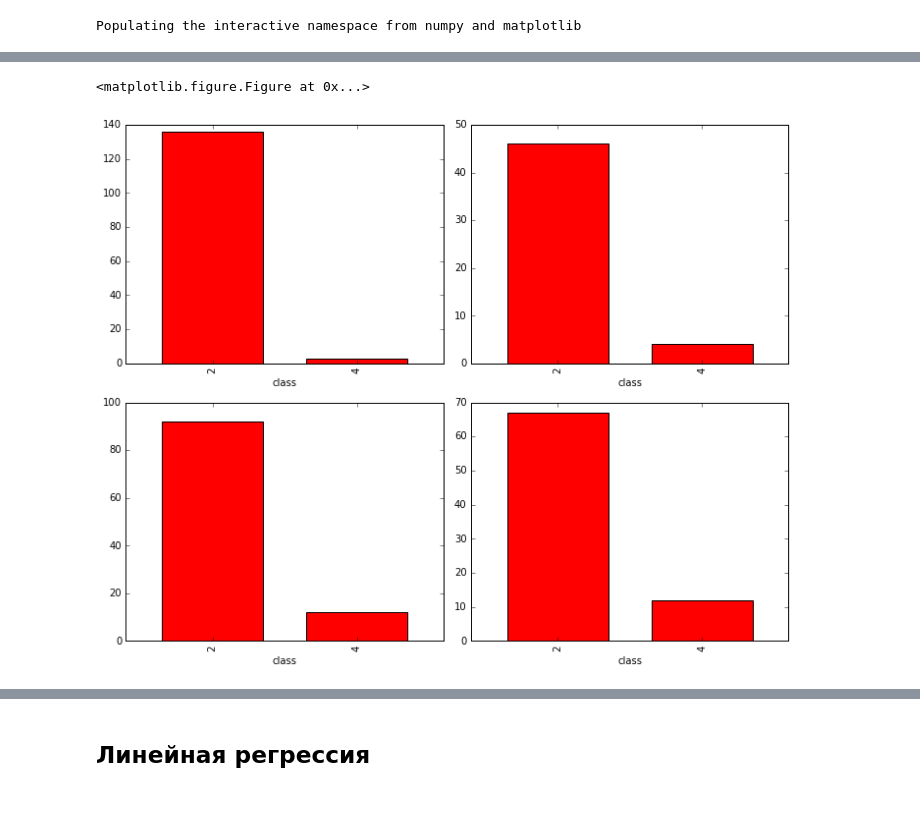
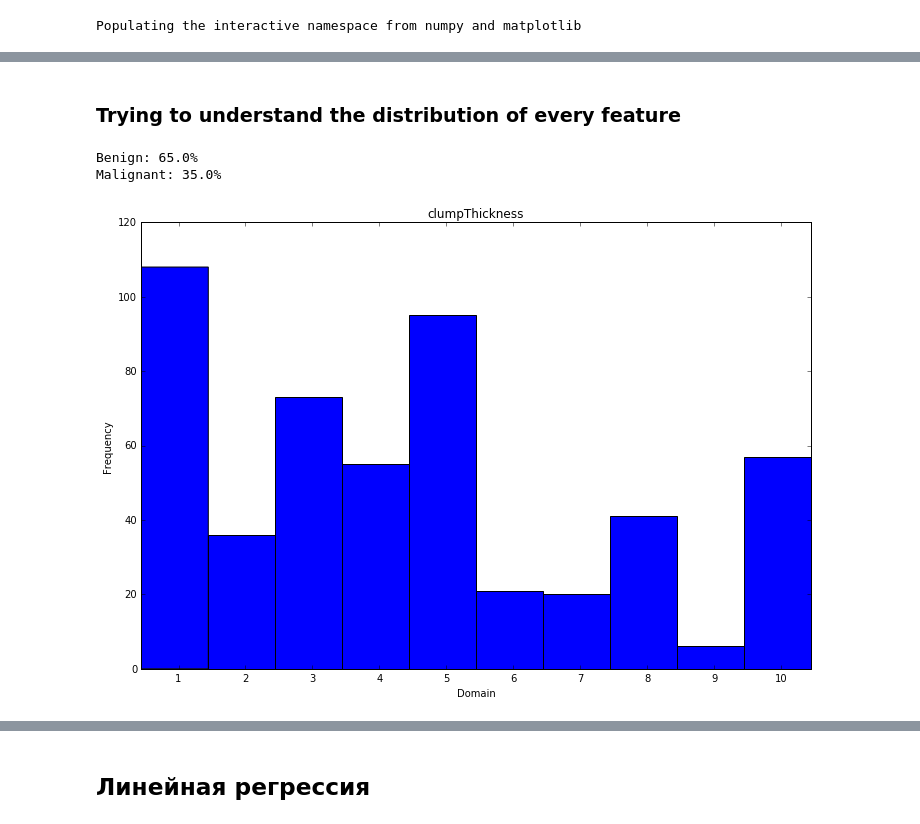
Before and after one commit to KokaZUKR/DataAnalysis, a Jupyter notebook: breast_cancer_dataset/breastCancer.ipynb, the cells around one changed output, grey strips where cells are left out. Saved outputs shown, nothing was run; the diff lists cells and outputs as text; code cells hidden in the pictures.

```diff
--- a/breast_cancer_dataset/breastCancer.ipynb
+++ b/breast_cancer_dataset/breastCancer.ipynb
@@ -34,14 +49,12 @@ cancer.head()
+# %%
+#Removing the 16 instances with missing values to build a new dataset (it will contain 683 rows)
+cancer = cancer[~(cancer['bareNuclei'] == "?") == True]
 # %%
-#Заменим нечисловые значения на NaN
-cancer = cancer.apply(pd.to_numeric, args=('coerce',))
-
-#сделаем искомый признак категориальным (categorical)
+#change type of "class" variable to categorical
 cancer['class'] = cancer['class'].astype("category")
 
-#сделаем тип float для всех остальных признаков
+#all other features should be type of float
 for i in range(1,9):
     cancer.ix[:,i].fillna(method='pad')
     cancer.ix[:,i] = cancer.ix[:,i].astype("float")
-#избавимся от NaN
-cancer = cancer.dropna()
 # %%
@@ -66,5 +68,23 @@ def makeMultipleHists(var = "clumpThickness", num = 1):
-# %%
-makeHist(num = 4)
-# %% [output]
-<matplotlib.figure.Figure at 0x...>
-[figure, removed]
+# %% [markdown]
+### Trying to understand the distribution of every feature
+# %%
+#Class distribution
+print("Benign: %.1f%%"%(len(cancer[(cancer['class'] == 2)==True])*100/len(cancer)))
+print("Malignant: %.1f%%"%(len(cancer[(cancer['class'] == 4)==True])*100/len(cancer)))
+# %% [output]
+Benign: 65.0%
+Malignant: 35.0%
+# %%
+def makeHist(var):
+    plt.figure(figsize=(12, 8))
+    ax = X_train[var].T.plot(kind="hist", width=0.9)
+    ax.set_title(var)
+    ax.set_xlabel("Domain")
+    ax.set_xlim(1,10)
+    ax.set_xticks([0.6+0.9*i for i in range(1,11)])
+    ax.set_xticklabels([i for i in range(1,11)])
+# %%
+#histogram summaries for the clump thickness attributes in the Train set
+makeHist("clumpThickness")
+# %% [output]
+[figure, added]
```
Also changed, not shown: parts of 21 cells of this notebook, 2 other files.
